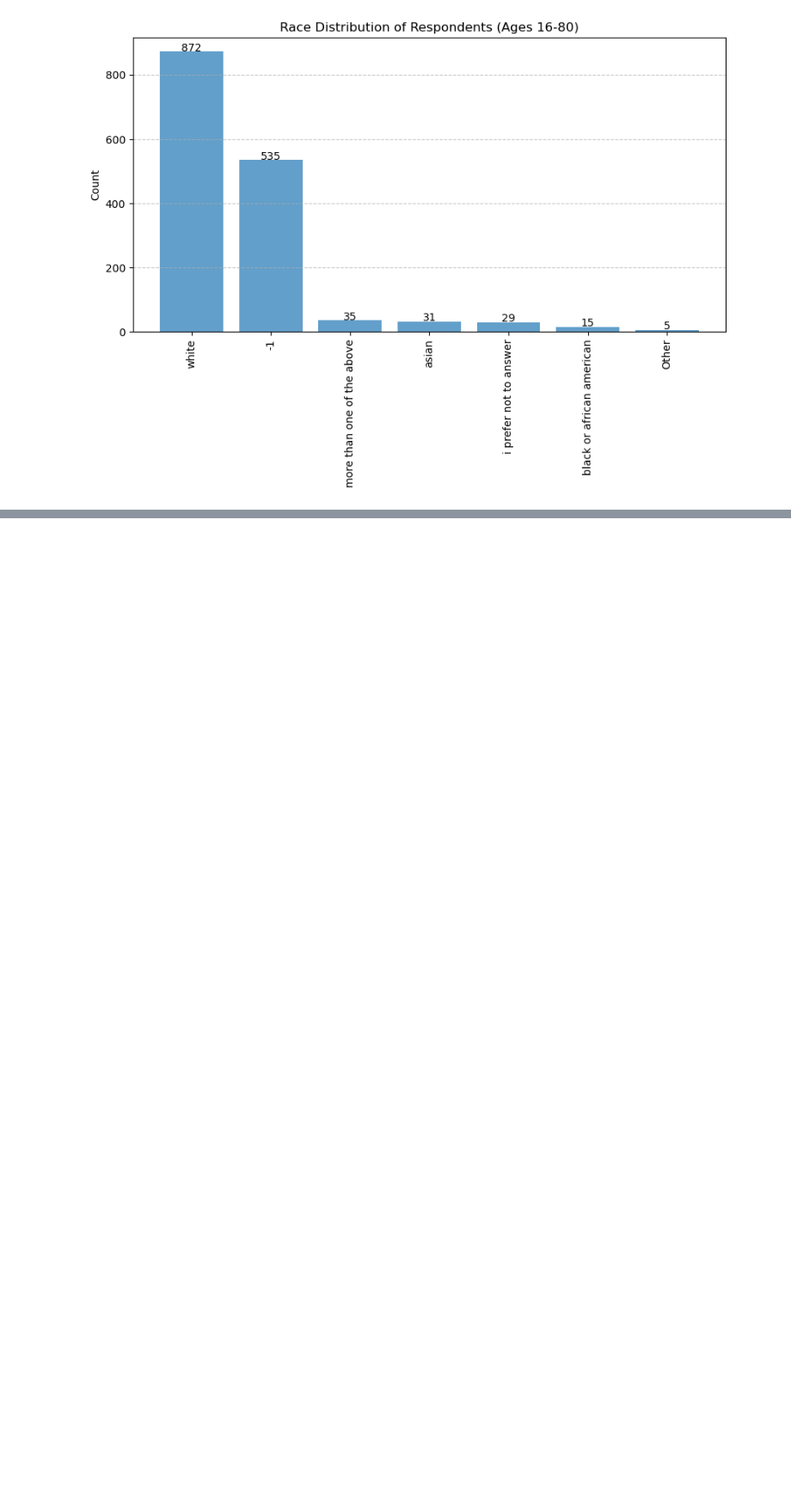
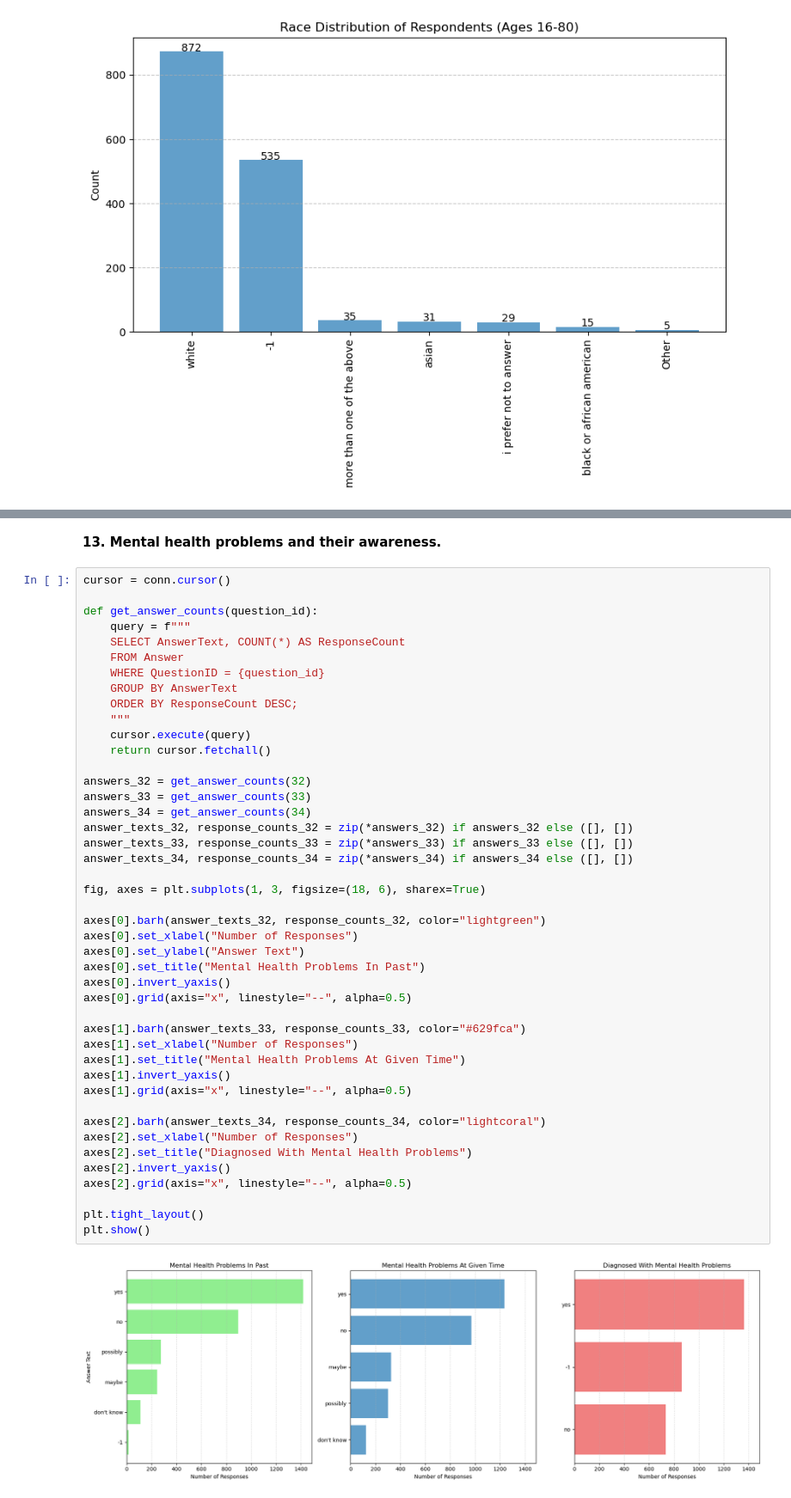
Before and after one commit to Kristaps-E/EDA_Mental_health_in_teach, a Jupyter notebook: EDA.IPYNB, the cells around one changed output, grey strips where cells are left out. Shown at 86% size. Saved outputs shown, nothing was run; the diff lists cells and outputs as text; blank space fills up the shorter version.

```diff
--- a/EDA.IPYNB
+++ b/EDA.IPYNB
@@ -676,0 +861,48 @@ mental_health_questions
+# %% [markdown]
+**13. Mental health problems and their awareness.**
+# %%
+cursor = conn.cursor()
+
+def get_answer_counts(question_id):
+    query = f"""
+    SELECT AnswerText, COUNT(*) AS ResponseCount
+    FROM Answer
+    WHERE QuestionID = {question_id}
+    GROUP BY AnswerText
+    ORDER BY ResponseCount DESC;
+    """
+    cursor.execute(query)
+    return cursor.fetchall()
+
+answers_32 = get_answer_counts(32)
+answers_33 = get_answer_counts(33)
+answers_34 = get_answer_counts(34)
+answer_texts_32, response_counts_32 = zip(*answers_32) if answers_32 else ([], [])
+answer_texts_33, response_counts_33 = zip(*answers_33) if answers_33 else ([], [])
+answer_texts_34, response_counts_34 = zip(*answers_34) if answers_34 else ([], [])
+
+fig, axes = plt.subplots(1, 3, figsize=(18, 6), sharex=True)
+
+axes[0].barh(answer_texts_32, response_counts_32, color="lightgreen")
+axes[0].set_xlabel("Number of Responses")
+axes[0].set_ylabel("Answer Text")
+axes[0].set_title("Mental Health Problems In Past")
+axes[0].invert_yaxis()
+axes[0].grid(axis="x", linestyle="--", alpha=0.5)
+
+axes[1].barh(answer_texts_33, response_counts_33, color="#629fca")
+axes[1].set_xlabel("Number of Responses")
+axes[1].set_title("Mental Health Problems At Given Time")
+axes[1].invert_yaxis()
+axes[1].grid(axis="x", linestyle="--", alpha=0.5)
+
+axes[2].barh(answer_texts_34, response_counts_34, color="lightcoral")
+axes[2].set_xlabel("Number of Responses")
+axes[2].set_title("Diagnosed With Mental Health Problems")
+axes[2].invert_yaxis()
+axes[2].grid(axis="x", linestyle="--", alpha=0.5)
+
+plt.tight_layout()
+plt.show()
+# %% [output]
+[figure, added]
```
Also changed, not shown: parts of 56 cells of this notebook, 3 other files.
